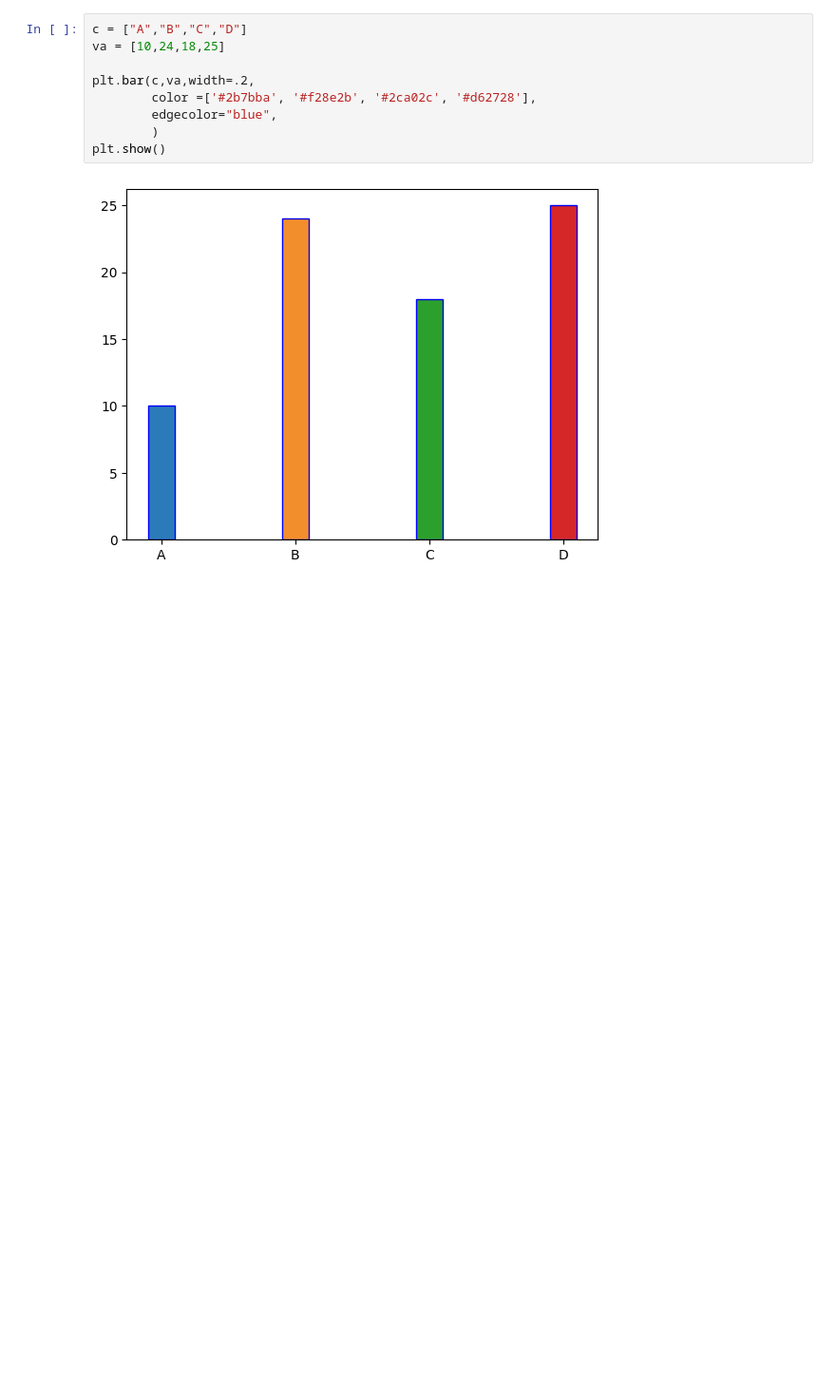
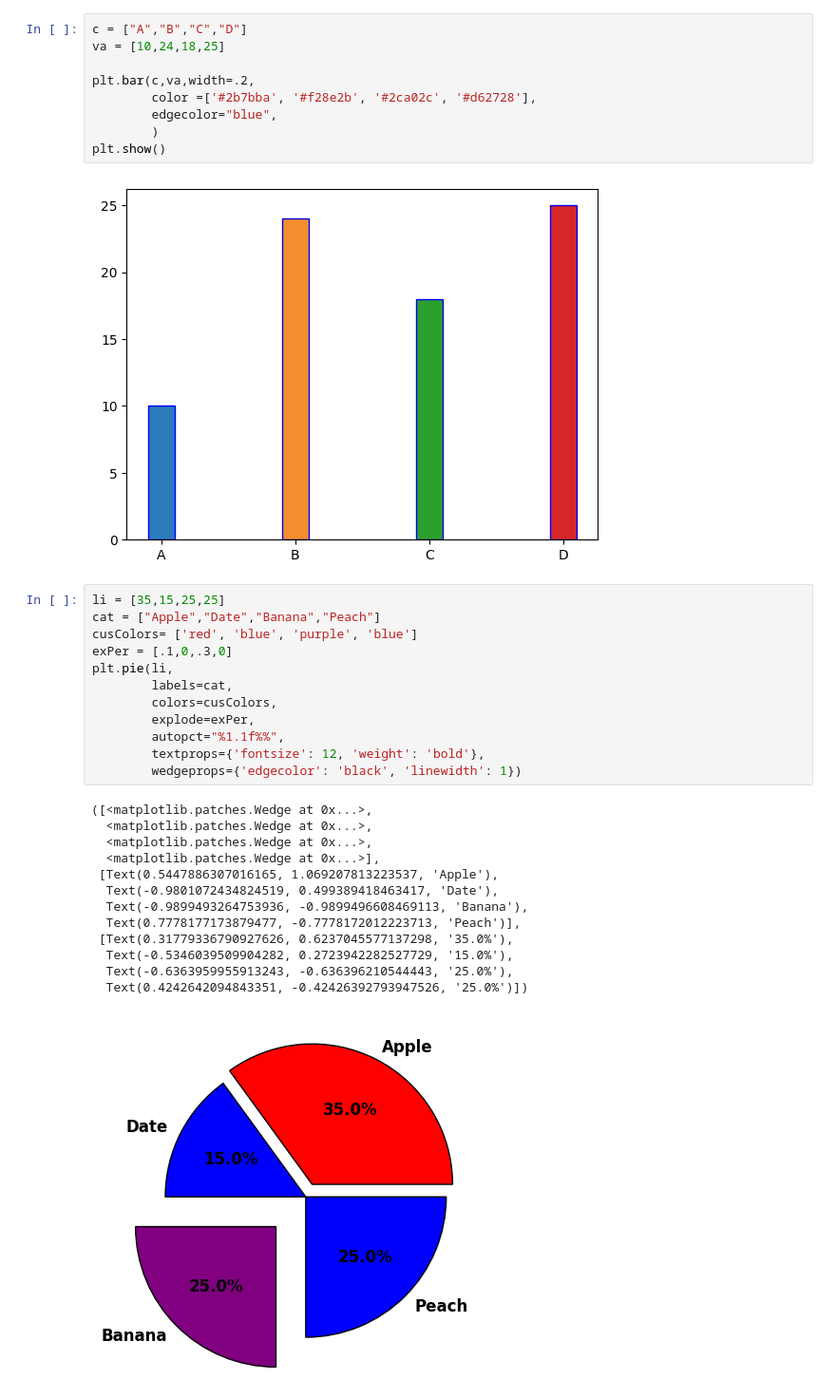
Before and after one commit to Ahmadhumayoun/DataAnalysisClassJune2026, a Jupyter notebook: 09_MatplotLibIntro/MatLibIntro.ipynb, the cells around one changed output. Shown at 95% size. Saved outputs shown, nothing was run; the diff lists cells and outputs as text; blank space fills up the shorter version.

```diff
--- a/09_MatplotLibIntro/MatLibIntro.ipynb
+++ b/09_MatplotLibIntro/MatLibIntro.ipynb
@@ -42,3 +42,29 @@ plt.bar(c,va,width=.2,
 plt.show()
 # %% [output]
 [figure]
+# %%
+li = [35,15,25,25]
+cat = ["Apple","Date","Banana","Peach"]
+cusColors= ['red', 'blue', 'purple', 'blue']
+exPer = [.1,0,.3,0]
+plt.pie(li,
+        labels=cat,
+        colors=cusColors,
+        explode=exPer,
+        autopct="%1.1f%%",
+        textprops={'fontsize': 12, 'weight': 'bold'},
+        wedgeprops={'edgecolor': 'black', 'linewidth': 1})
+# %% [output]
+([<matplotlib.patches.Wedge at 0x...>,
+  <matplotlib.patches.Wedge at 0x...>,
+  <matplotlib.patches.Wedge at 0x...>,
+  <matplotlib.patches.Wedge at 0x...>],
+ [Text(0.5447886307016165, 1.069207813223537, 'Apple'),
+  Text(-0.9801072434824519, 0.499389418463417, 'Date'),
+  Text(-0.9899493264753936, -0.9899496608469113, 'Banana'),
+  Text(0.7778177173879477, -0.7778172012223713, 'Peach')],
+ [Text(0.31779336790927626, 0.6237045577137298, '35.0%'),
+  Text(-0.5346039509904282, 0.2723942282527729, '15.0%'),
+  Text(-0.6363959955913243, -0.636396210544443, '25.0%'),
+  Text(0.4242642094843351, -0.42426392793947526, '25.0%')])
+[figure, added]
```
Also changed, not shown: parts of 1 cell of this notebook.
